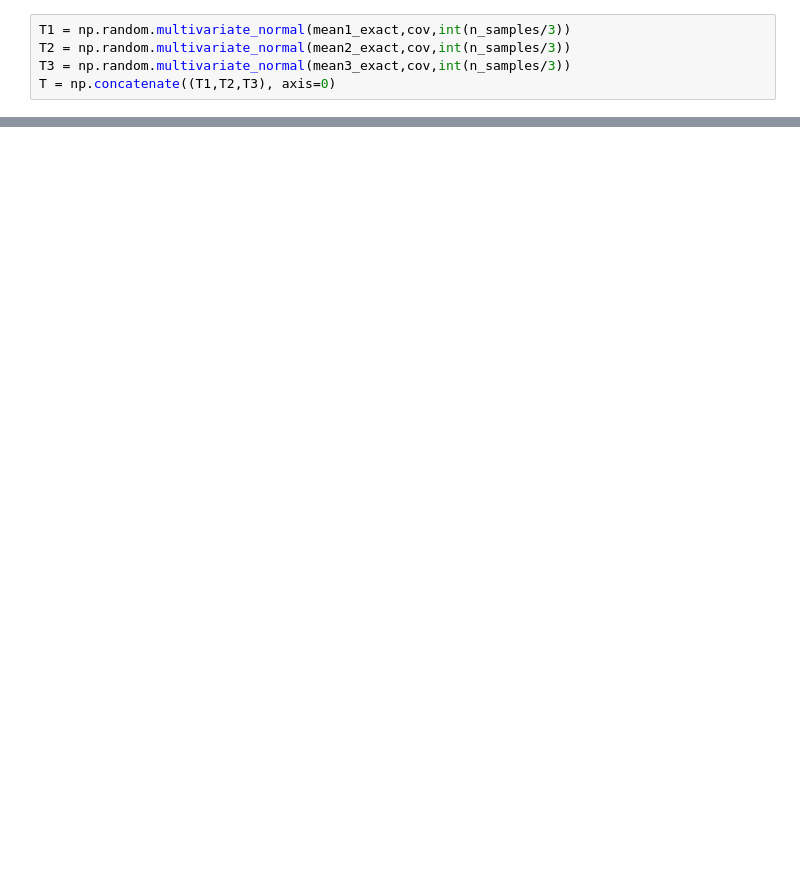
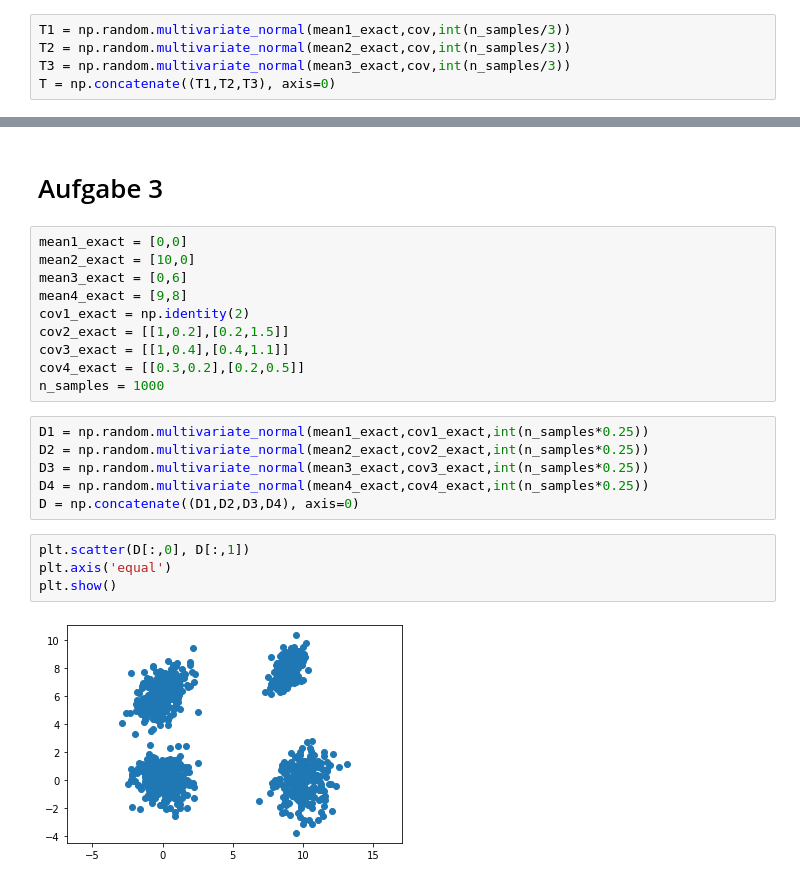
Before and after one commit to Johannes-Gross/ML1_Repo, a Jupyter notebook: Sheet1/main.ipynb, the cells around one changed output, grey strips where cells are left out. Cells and saved outputs as stored; diff of their text form; blank space fills up the shorter version.

```diff
--- a/Sheet1/main.ipynb
+++ b/Sheet1/main.ipynb
@@ -125,0 +178,24 @@ print(correct_frac)
+# %% [markdown]
+<h1> Aufgabe 3 </h1>
+# %%
+mean1_exact = [0,0]
+mean2_exact = [10,0]
+mean3_exact = [0,6]
+mean4_exact = [9,8]
+cov1_exact = np.identity(2)
+cov2_exact = [[1,0.2],[0.2,1.5]]
+cov3_exact = [[1,0.4],[0.4,1.1]]
+cov4_exact = [[0.3,0.2],[0.2,0.5]]
+n_samples = 1000
+# %%
+D1 = np.random.multivariate_normal(mean1_exact,cov1_exact,int(n_samples*0.25))
+D2 = np.random.multivariate_normal(mean2_exact,cov2_exact,int(n_samples*0.25))
+D3 = np.random.multivariate_normal(mean3_exact,cov3_exact,int(n_samples*0.25))
+D4 = np.random.multivariate_normal(mean4_exact,cov4_exact,int(n_samples*0.25))
+D = np.concatenate((D1,D2,D3,D4), axis=0)
+# %%
+plt.scatter(D[:,0], D[:,1])
+plt.axis('equal')
+plt.show()
+# %% [output]
+[figure, added]
```
Also changed, not shown: parts of 21 cells of this notebook.
